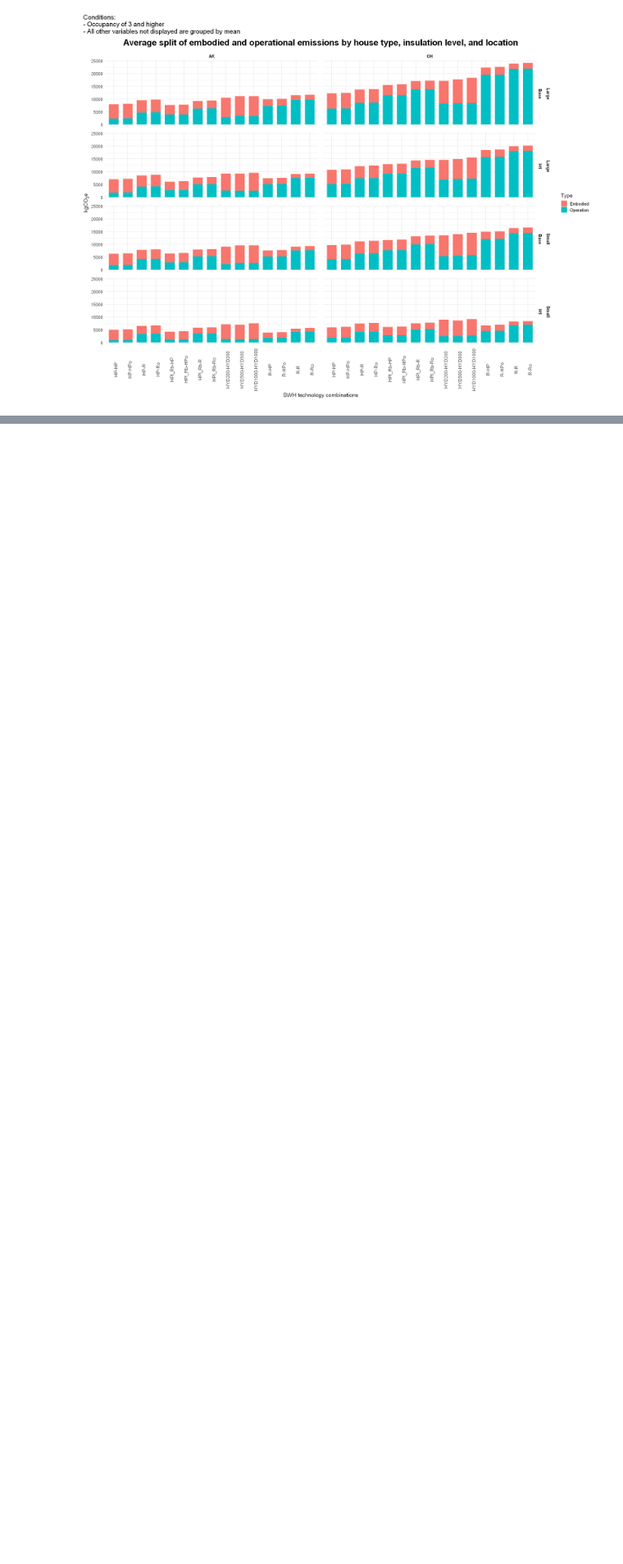
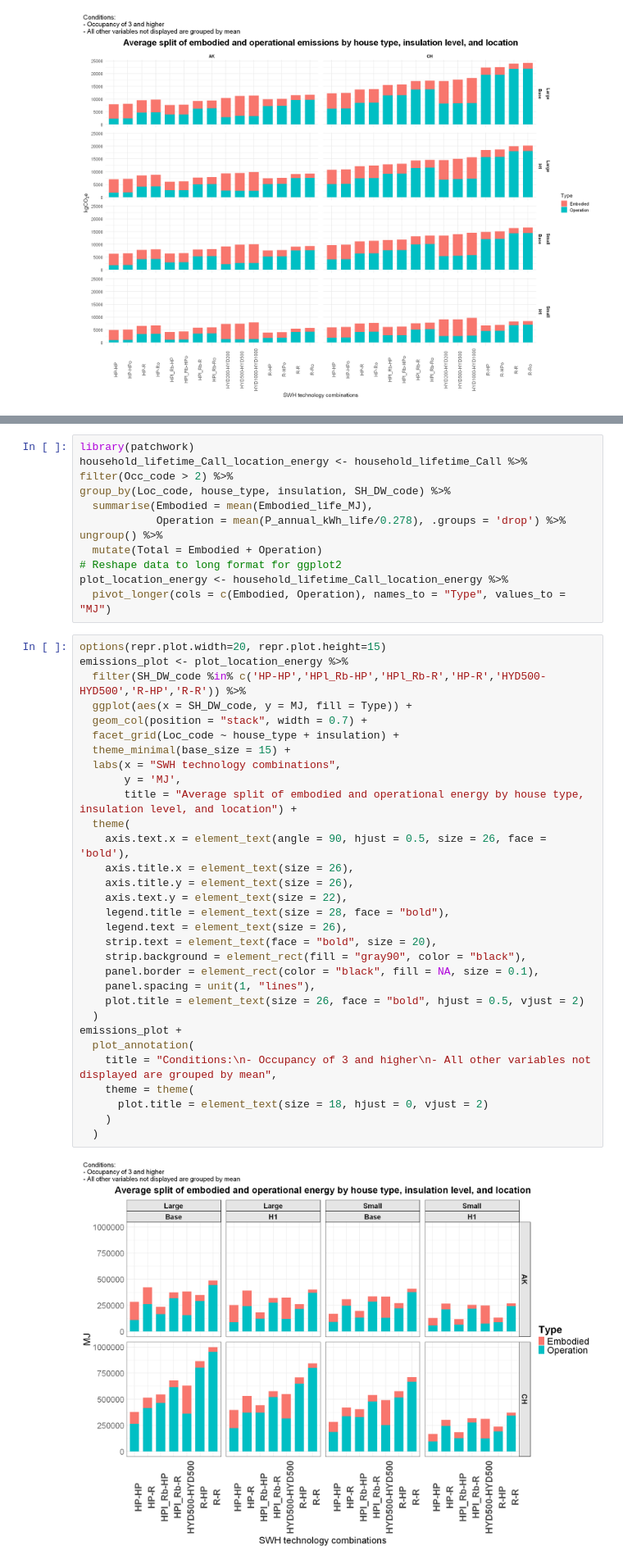
Before and after one commit to pxgo17/EECA_SWH_LCA, a Jupyter notebook: results/SWH_LCA_results.ipynb, the cells around one changed output, grey strips where cells are left out. Shown at 82% size. Saved outputs shown, nothing was run; the diff lists cells and outputs as text; blank space fills up the shorter version.

Commit message:
Notebook and html update
Results are now based on latest data update. Also included embedded energy results

```diff
--- a/results/SWH_LCA_results.ipynb
+++ b/results/SWH_LCA_results.ipynb
@@ -237,3 +242,46 @@ emissions_plot +
+# %%
+library(patchwork)
+household_lifetime_Call_location_energy <- household_lifetime_Call %>% filter(Occ_code > 2) %>%
+group_by(Loc_code, house_type, insulation, SH_DW_code) %>%
+  summarise(Embodied = mean(Embodied_life_MJ),
+            Operation = mean(P_annual_kWh_life/0.278), .groups = 'drop') %>% ungroup() %>%
+  mutate(Total = Embodied + Operation)
+# Reshape data to long format for ggplot2
+plot_location_energy <- household_lifetime_Call_location_energy %>%
+  pivot_longer(cols = c(Embodied, Operation), names_to = "Type", values_to = "MJ")
+# %%
+options(repr.plot.width=20, repr.plot.height=15)
+emissions_plot <- plot_location_energy %>%
+  filter(SH_DW_code %in% c('HP-HP','HPl_Rb-HP','HPl_Rb-R','HP-R','HYD500-HYD500','R-HP','R-R')) %>%
+  ggplot(aes(x = SH_DW_code, y = MJ, fill = Type)) +
+  geom_col(position = "stack", width = 0.7) +
+  facet_grid(Loc_code ~ house_type + insulation) +
+  theme_minimal(base_size = 15) +
+  labs(x = "SWH technology combinations",
+       y = 'MJ',
+       title = "Average split of embodied and operational energy by house type, insulation level, and location") +
+  theme(
+    axis.text.x = element_text(angle = 90, hjust = 0.5, size = 26, face = 'bold'),
+    axis.title.x = element_text(size = 26),
+    axis.title.y = element_text(size = 26),
+    axis.text.y = element_text(size = 22),
+    legend.title = element_text(size = 28, face = "bold"),
+    legend.text = element_text(size = 26),
+    strip.text = element_text(face = "bold", size = 20),
+    strip.background = element_rect(fill = "gray90", color = "black"),
+    panel.border = element_rect(color = "black", fill = NA, size = 0.1),
+    panel.spacing = unit(1, "lines"),
+    plot.title = element_text(size = 26, face = "bold", hjust = 0.5, vjust = 2)
+  )
+emissions_plot +
+  plot_annotation(
+    title = "Conditions:\n- Occupancy of 3 and higher\n- All other variables not displayed are grouped by mean",
+    theme = theme(
+      plot.title = element_text(size = 18, hjust = 0, vjust = 2)
+    )
+  )
+# %% [output]
+[figure, added]
 # %% [markdown]
 ### Discussion
 #### Key Findings
```
Also changed, not shown: parts of 29 cells of this notebook, 2 other files.
